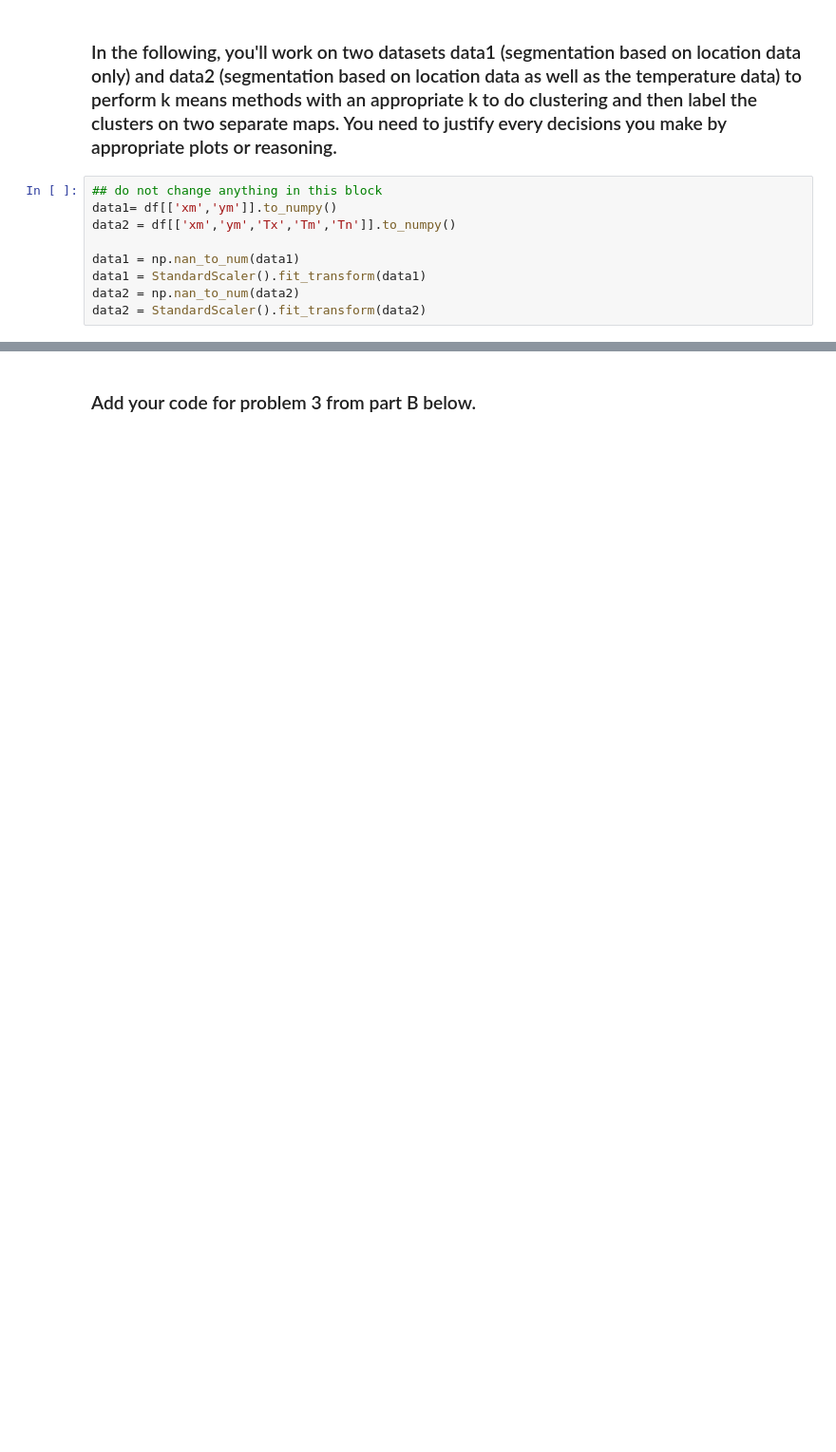
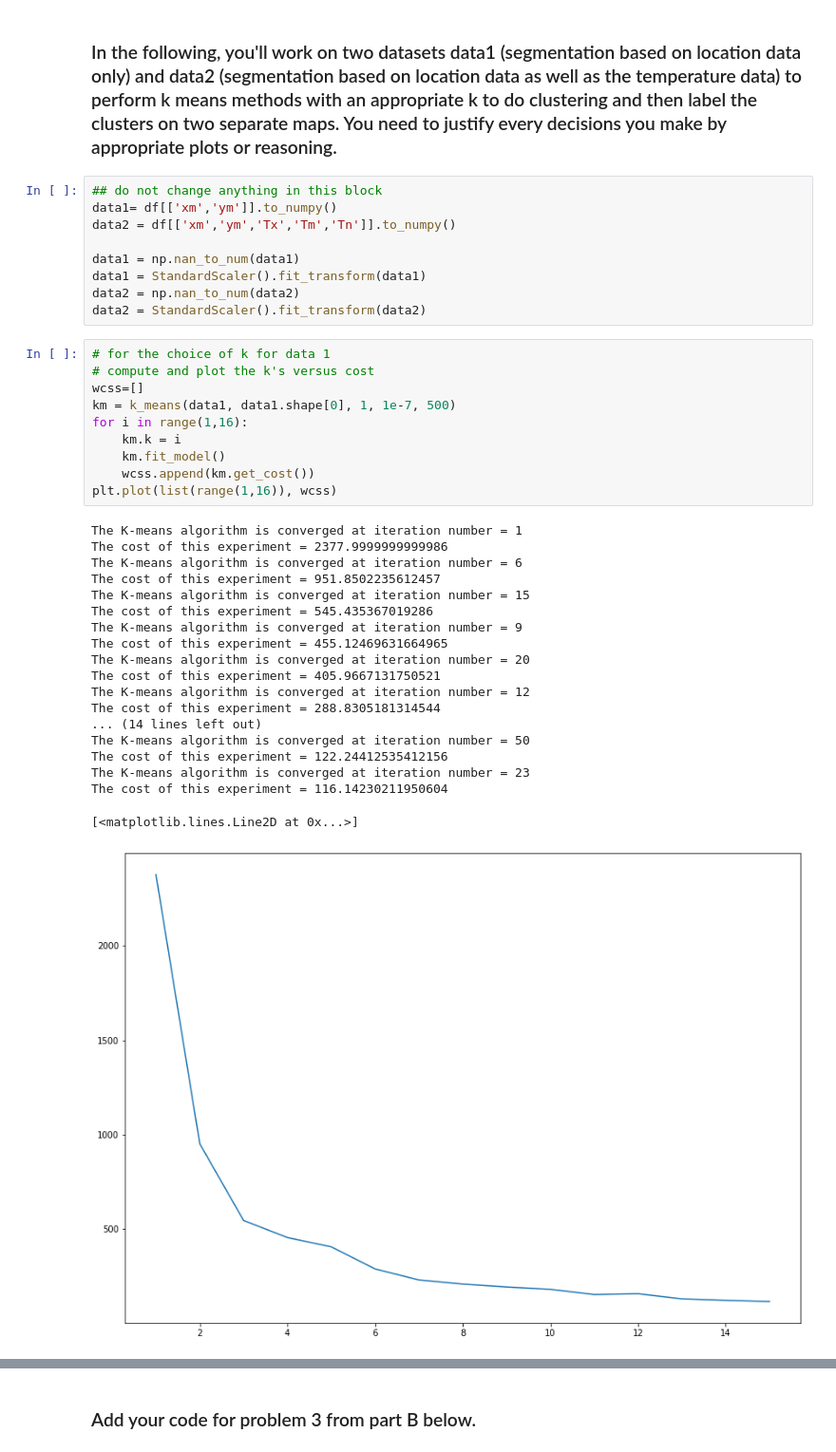
Before and after one commit to Chenghan-Sun/Unsupervised-Learning, a Jupyter notebook: Project-2/CS_STA_142B_Project_2.ipynb, the cells around one changed output, grey strips where cells are left out. Shown at 95% size. Saved outputs shown, nothing was run; the diff lists cells and outputs as text; blank space fills up the shorter version.

```diff
--- a/Project-2/CS_STA_142B_Project_2.ipynb
+++ b/Project-2/CS_STA_142B_Project_2.ipynb
@@ -649,3 +663,33 @@ data1 = np.nan_to_num(data1)
 data1 = StandardScaler().fit_transform(data1)
 data2 = np.nan_to_num(data2)
 data2 = StandardScaler().fit_transform(data2)
+# %%
+# for the choice of k for data 1
+# compute and plot the k's versus cost
+wcss=[]
+km = k_means(data1, data1.shape[0], 1, 1e-7, 500)
+for i in range(1,16):
+    km.k = i
+    km.fit_model()
+    wcss.append(km.get_cost())
+plt.plot(list(range(1,16)), wcss)
+# %% [output]
+The K-means algorithm is converged at iteration number = 1
+The cost of this experiment = 2377.9999999999986
+The K-means algorithm is converged at iteration number = 6
+The cost of this experiment = 951.8502235612457
+The K-means algorithm is converged at iteration number = 15
+The cost of this experiment = 545.435367019286
+The K-means algorithm is converged at iteration number = 9
+The cost of this experiment = 455.12469631664965
+The K-means algorithm is converged at iteration number = 20
+The cost of this experiment = 405.9667131750521
+The K-means algorithm is converged at iteration number = 12
+The cost of this experiment = 288.8305181314544
+... (14 lines left out)
+The K-means algorithm is converged at iteration number = 50
+The cost of this experiment = 122.24412535412156
+The K-means algorithm is converged at iteration number = 23
+The cost of this experiment = 116.14230211950604
+[<matplotlib.lines.Line2D at 0x...>]
+[figure, added]
```
Also changed, not shown: parts of 27 cells of this notebook.
